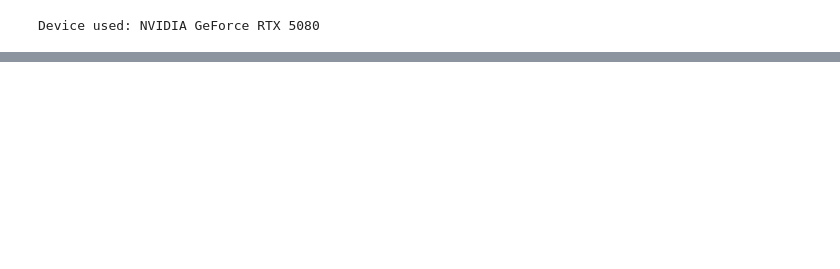
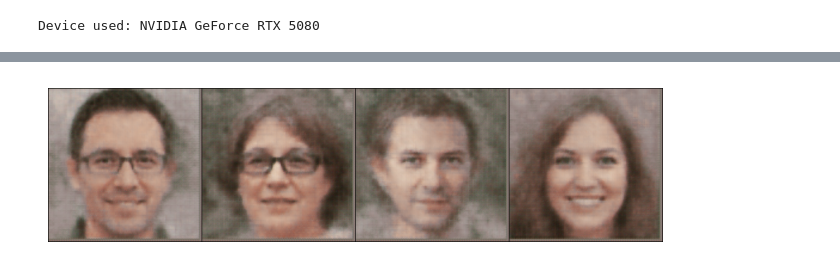
Before and after one commit to StevoAngel/3D_Defect_Models, a Jupyter notebook: notebooks/4.varitional_autoencoders_act_4p3_and_4p4.ipynb, the cells around one changed output, grey strips where cells are left out. Cells and saved outputs as stored; diff of their text form; code cells hidden in the pictures; blank space fills up the shorter version.

```diff
--- a/notebooks/4.varitional_autoencoders_act_4p3_and_4p4.ipynb
+++ b/notebooks/4.varitional_autoencoders_act_4p3_and_4p4.ipynb
@@ -238,0 +281,40 @@ plot_epoch()
+# %%
+# Create a batch of images for every category - stack is better than concat and unsqueeze for this purpose
+men_g_batch     = torch.stack(men_g).to(device) # Men with glasses
+women_g_batch   = torch.stack(women_g).to(device) # Women with glasses
+men_ng_batch    = torch.stack(men_ng).to(device) # Men without glasses
+women_ng_batch  = torch.stack(women_ng).to(device) # Women without glasses
+
+vae.eval() # Set the model to evaluation mode
+
+with torch.no_grad(): # Disable gradient calculation
+
+    # Obtain the distribution parameters for the three images - We only need the mean for this operation, so we ignore the log variance:
+    men_g_mu, _     = vae.encoder(men_g_batch) # Men with glasses distribution parameters
+    women_g_mu, _   = vae.encoder(women_g_batch) # Women with glasses distribution parameters
+    men_ng_mu, _    = vae.encoder(men_ng_batch) # Men without glasses distribution parameters
+    women_ng_mu, _  = vae.encoder(women_ng_batch) # Women without glasses distribution parameters
+
+    # Average the mu vectors to get the prototype of "men|women with|without glasses" encoding:
+    men_g_encoding      = men_g_mu.mean(dim=0) # Mean encoding for men with glasses
+    women_g_encoding    = women_g_mu.mean(dim=0) # Mean encoding for women with glasses
+    men_ng_encoding     = men_ng_mu.mean(dim=0) # Mean encoding for men without glasses
+    women_ng_encoding   = women_ng_mu.mean(dim=0) # Mean encoding for women without glasses
+
+    #Decode the mean encoding to create the image prototype:
+    men_g_recon = vae.decoder(men_g_encoding.unsqueeze(0)) # Unsqueeze to add batch dimension of 1 for the decoder
+    women_w_recon = vae.decoder(women_g_encoding.unsqueeze(0))
+    men_ng_recon = vae.decoder(men_ng_encoding.unsqueeze(0))
+    women_ng_recon = vae.decoder(women_ng_encoding.unsqueeze(0))
+# %%
+# Generating new images by sampling from the latent space:
+imgs = torch.cat((men_g_recon, women_w_recon, men_ng_recon, women_ng_recon), dim=0)
+imgs = torchvision.utils.make_grid(imgs, 4, 1).cpu().numpy()
+imgs = np.transpose(imgs, (1, 2, 0)) # Change from (C, H, W) to (H, W, C)
+
+fix, ax = plt.subplots(figsize=(8, 2), dpi=100)
+plt.imshow(imgs)
+plt.axis("off")
+plt.show()
+# %% [output]
+[figure, added]
```
Also changed, not shown: parts of 8 cells of this notebook.
